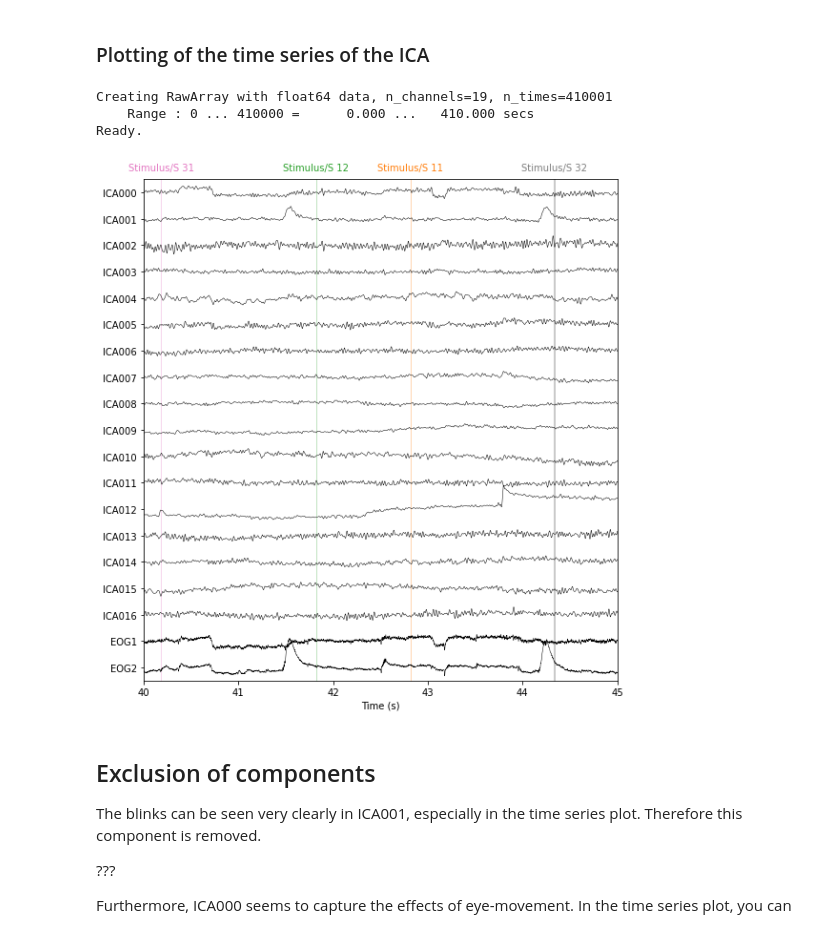
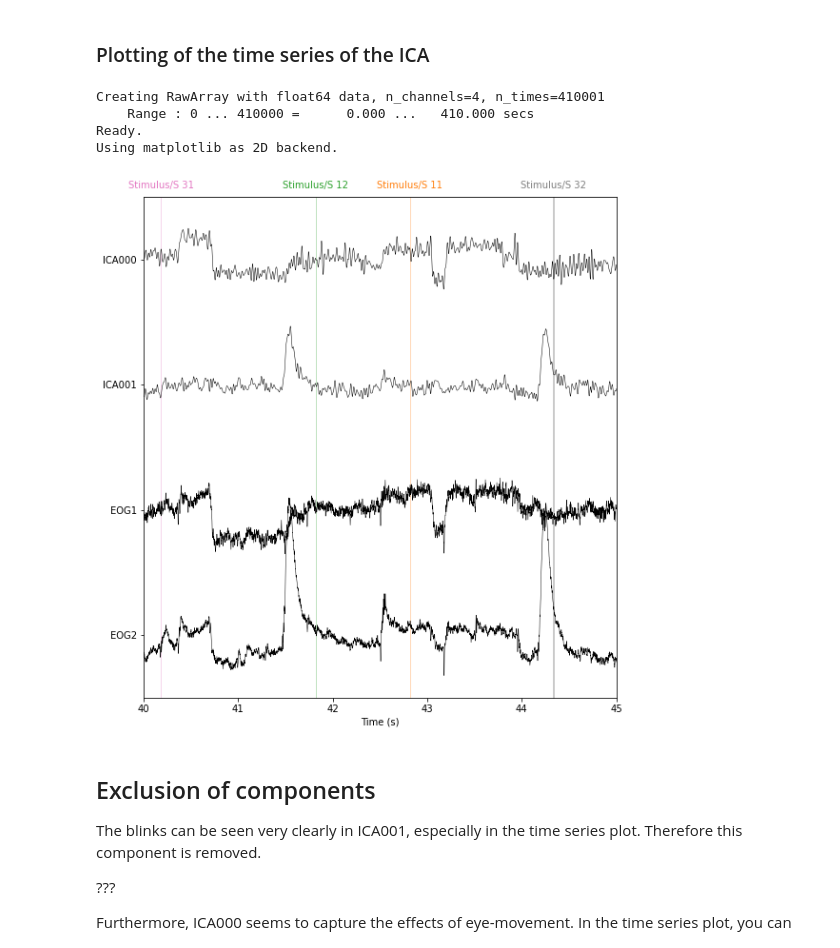
Before and after one commit to laurabpaulsen/EEG_and_mouse_tracking, a Jupyter notebook: ICA.ipynb, the cells around one changed output. Cells and saved outputs as stored; diff of their text form; code cells hidden in the pictures.

```diff
--- a/ICA.ipynb
+++ b/ICA.ipynb
@@ -135,12 +138,13 @@ ica.plot_components();
 # %% [markdown]
 ### Plotting of the time series of the ICA
 # %%
-ica.plot_sources(raw, show_scrollbars=False, start = 40, stop = 45);
+ica.plot_sources(raw, picks = [0,1], show_scrollbars=False, start = 40, stop = 45);
 # %% [output]
-Creating RawArray with float64 data, n_channels=19, n_times=410001
+Creating RawArray with float64 data, n_channels=4, n_times=410001
     Range : 0 ... 410000 =      0.000 ...   410.000 secs
 Ready.
+Using matplotlib as 2D backend.
-[figure, old version]
+[figure, new version]
 # %% [markdown]
 ## Exclusion of components
 The blinks can be seen very clearly in ICA001, especially in the time series plot. Therefore this component is removed.
```
Also changed, not shown: parts of 40 cells of this notebook, 4 other files.
